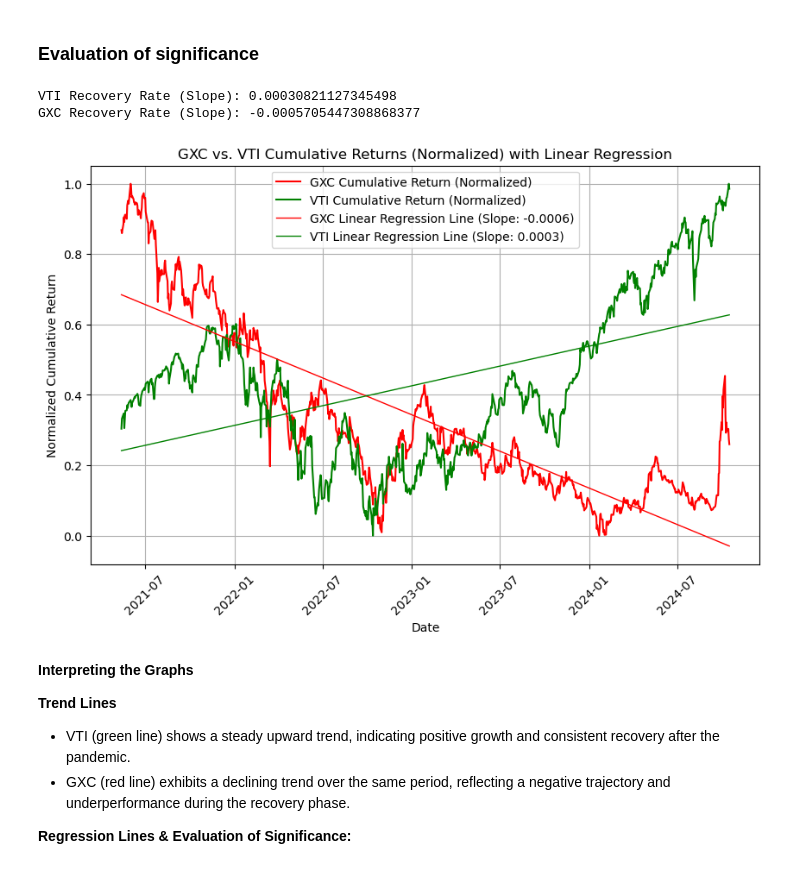
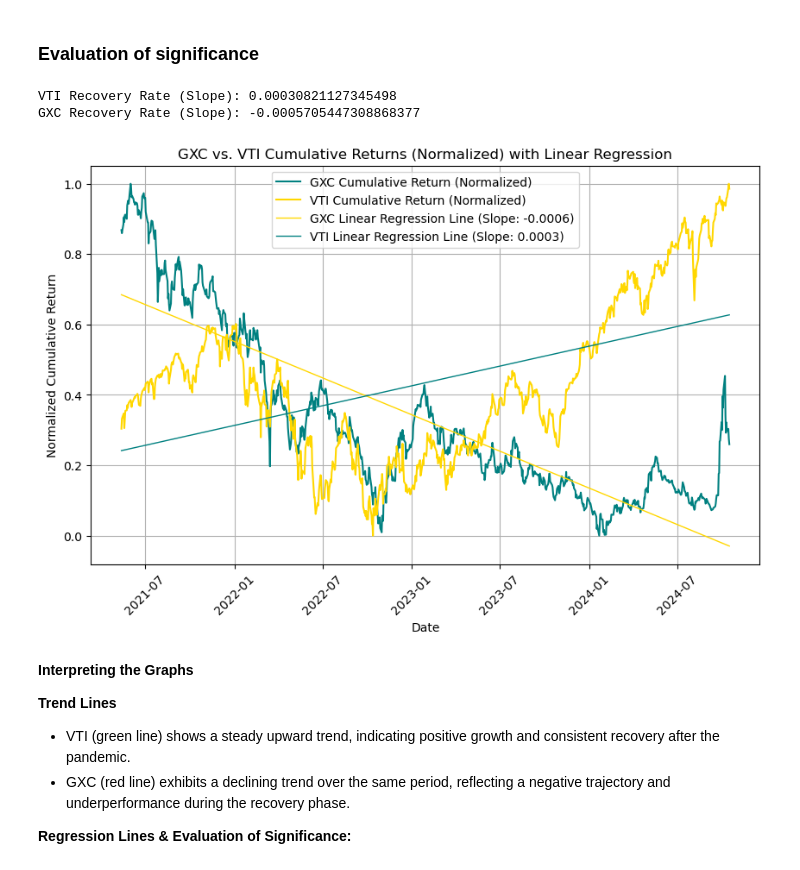
Before and after one commit to caiot27/info2950group, a Jupyter notebook: Phase4.ipynb, the cells around one changed output. Saved outputs shown, nothing was run; the diff lists cells and outputs as text; code cells hidden in the pictures.

Commit message:
COLOR CHANGE

```diff
--- a/Phase4.ipynb
+++ b/Phase4.ipynb
@@ -164,38 +164,38 @@ x_gxc = TotalIndex['Date_Ordinal'].values.reshape(-1, 1)
 y_gxc_cum_norm = TotalIndex['GXC_Cumulative_Normalized'].values
 
 gxc_model = LinearRegression()
 gxc_model.fit(x_gxc, y_gxc_cum_norm)
 gxc_pred_cum_norm = gxc_model.predict(x_gxc)
 
 # Extract the slopes of the regression lines
 B_VTI = vti_model.coef_[0]
 B_GXC = gxc_model.coef_[0]
 
 print("VTI Recovery Rate (Slope):", B_VTI)
 print("GXC Recovery Rate (Slope):", B_GXC)
 
 # Plot both regression lines
 plt.figure(figsize=(10, 6))
 
 # Plot normalized cumulative returns for GXC and VTI
-plt.plot(TotalIndex['Date'], TotalIndex['GXC_Cumulative_Normalized'], color='red', label='GXC Cumulative Return (Normalized)')
-plt.plot(TotalIndex['Date'], TotalIndex['VTI_Cumulative_Normalized'], color='green', label='VTI Cumulative Return (Normalized)')
+plt.plot(TotalIndex['Date'], TotalIndex['GXC_Cumulative_Normalized'], color='teal', label='GXC Cumulative Return (Normalized)')
+plt.plot(TotalIndex['Date'], TotalIndex['VTI_Cumulative_Normalized'], color='gold', label='VTI Cumulative Return (Normalized)')
 
 # Plot regression lines
-plt.plot(TotalIndex['Date'], gxc_pred_cum_norm, color='red', label=f'GXC Linear Regression Line (Slope: {B_GXC:.4f})', linewidth=1)
-plt.plot(TotalIndex['Date'], vti_pred_cum_norm, color='green', label=f'VTI Linear Regression Line (Slope: {B_VTI:.4f})', linewidth=1)
+plt.plot(TotalIndex['Date'], gxc_pred_cum_norm, color='gold', label=f'GXC Linear Regression Line (Slope: {B_GXC:.4f})', linewidth=1)
+plt.plot(TotalIndex['Date'], vti_pred_cum_norm, color='teal', label=f'VTI Linear Regression Line (Slope: {B_VTI:.4f})', linewidth=1)
 
 plt.title('GXC vs. VTI Cumulative Returns (Normalized) with Linear Regression')
 plt.xlabel('Date')
 plt.ylabel('Normalized Cumulative Return')
 plt.legend()
 plt.grid(True)
 plt.xticks(rotation=45)
 plt.show()
 # %% [output]
 VTI Recovery Rate (Slope): 0.00030821127345498
 GXC Recovery Rate (Slope): -0.0005705447308868377
-[figure, old version]
+[figure, new version]
 # %% [markdown]
 **Interpreting the Graphs**
 
```
